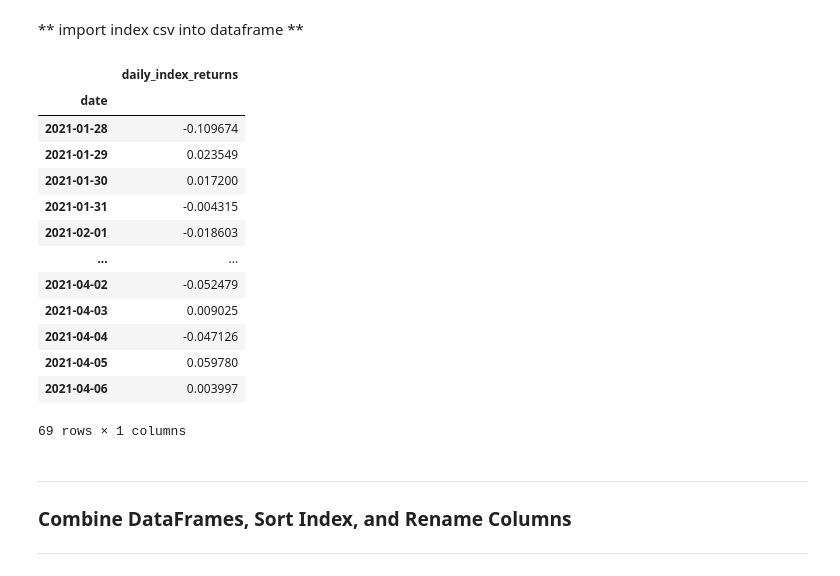
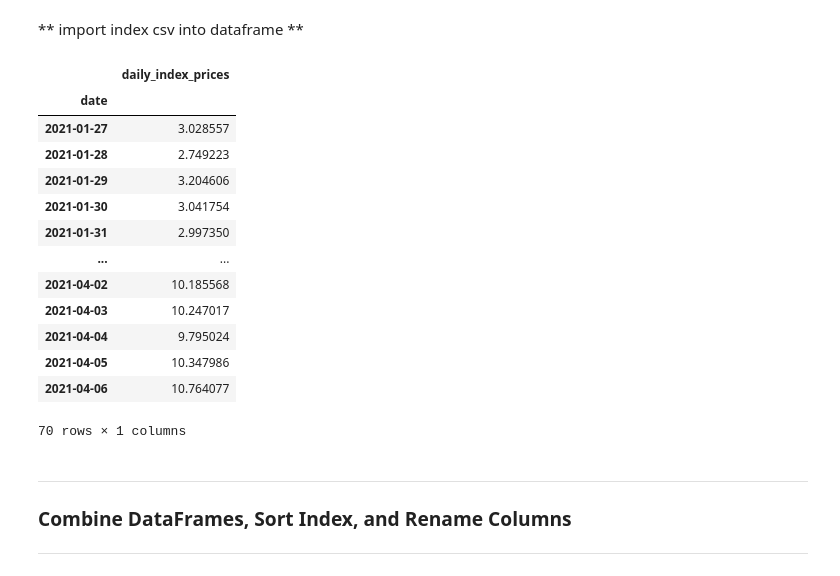
Before and after one commit to Hash3rown/nfty_tree.io, a Jupyter notebook: sandbox/kelso_mana_analysis.ipynb, the cells around one changed output. Cells and saved outputs as stored; diff of their text form; code cells hidden in the pictures.

```diff
--- a/sandbox/kelso_mana_analysis.ipynb
+++ b/sandbox/kelso_mana_analysis.ipynb
@@ -198,29 +208,29 @@ ____________________________________________________________
 # %% [markdown]
 ** import index csv into dataframe **
 # %%
-index_path = Path("../Resources/index_exports/2021-04-08-15-01-index.csv")
-index_daily_returns_df = pd.read_csv(index_path, infer_datetime_format=True, parse_dates=True)
-columns = ['date', 'daily_index_returns']
-index_daily_returns_df.columns = columns
-index_daily_returns_df['date'] = pd.to_datetime(index_daily_returns_df['date']).dt.date
-index_daily_returns_df.set_index(index_daily_returns_df['date'], inplace=True)
-index_daily_returns_df.drop(['date'], axis=1, inplace=True)
-index_daily_returns_df
+index_path = Path("../Resources/index_exports/2021-04-08-21-20-index.csv")
+index_daily_prices_df = pd.read_csv(index_path, infer_datetime_format=True, parse_dates=True)
+columns = ['date', 'daily_index_prices']
+index_daily_prices_df.columns = columns
+index_daily_prices_df['date'] = pd.to_datetime(index_daily_prices_df['date']).dt.date
+index_daily_prices_df.set_index(index_daily_prices_df['date'], inplace=True)
+index_daily_prices_df.drop(['date'], axis=1, inplace=True)
+index_daily_prices_df
 # %% [output]
-|  | daily_index_returns |
+|  | daily_index_prices |
 | date |  |
-| 2021-01-28 | -0.109674 |
-| 2021-01-29 | 0.023549 |
-| 2021-01-30 | 0.017200 |
-| 2021-01-31 | -0.004315 |
-| 2021-02-01 | -0.018603 |
+| 2021-01-27 | 3.028557 |
+| 2021-01-28 | 2.749223 |
+| 2021-01-29 | 3.204606 |
+| 2021-01-30 | 3.041754 |
+| 2021-01-31 | 2.997350 |
 | ... | ... |
-| 2021-04-02 | -0.052479 |
-| 2021-04-03 | 0.009025 |
-| 2021-04-04 | -0.047126 |
-| 2021-04-05 | 0.059780 |
-| 2021-04-06 | 0.003997 |
+| 2021-04-02 | 10.185568 |
+| 2021-04-03 | 10.247017 |
+| 2021-04-04 | 9.795024 |
+| 2021-04-05 | 10.347986 |
+| 2021-04-06 | 10.764077 |
-69 rows × 1 columns
+70 rows × 1 columns
 # %% [markdown]
 ________________________________________________
 ### Combine DataFrames, Sort Index, and Rename Columns
```
Also changed, not shown: parts of 17 cells of this notebook, 2 other files.
